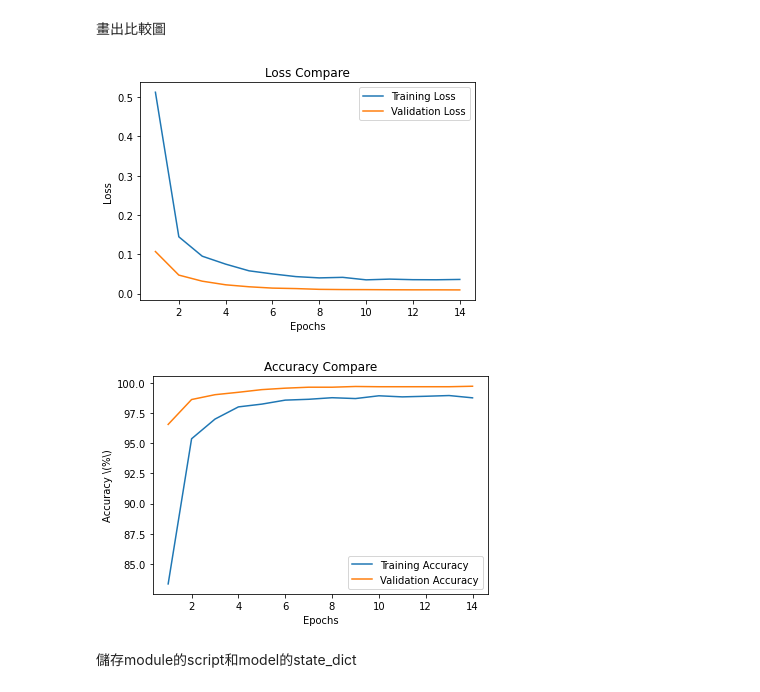
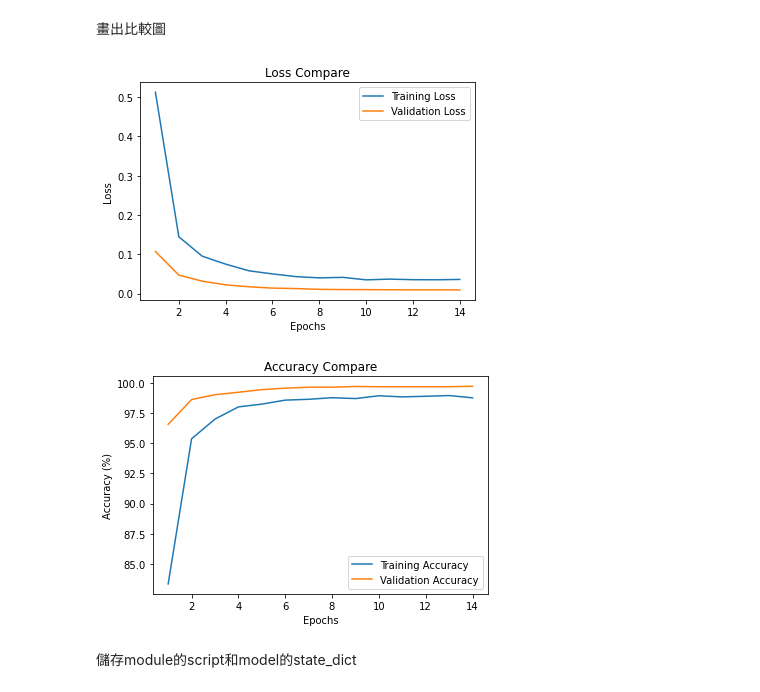
Before and after one commit to ystsai7981/DeepLearning, a Jupyter notebook: pytorch_mnist.ipynb, the cells around one changed output. Drawn from its saved outputs; the diff is of its cells as text; code cells hidden in the pictures.

```diff
--- a/pytorch_mnist.ipynb
+++ b/pytorch_mnist.ipynb
@@ -178,21 +178,21 @@ Test Loss: 0.00761904935836792, Accuracy: 99.7600
 # %%
 import numpy as np
 import matplotlib.pyplot as plt
 
 x = np.arange(1, epochs+1)
 loss_graph = plt.subplot(title='Loss Compare', xlabel='Epochs', ylabel='Loss')
 loss_graph = plt.plot(x, train_loss, label='Training Loss')
 loss_graph =  plt.plot(x, val_loss, label='Validation Loss')
 plt.legend()
 plt.show()
-acc_graph = plt.subplot(title='Accuracy Compare', xlabel='Epochs', ylabel=r'Accuracy \(%\)')
+acc_graph = plt.subplot(title='Accuracy Compare', xlabel='Epochs', ylabel=r'Accuracy (%)')
 acc_graph = plt.plot(x, train_acc, label='Training Accuracy')
 acc_graph = plt.plot(x, val_acc, label='Validation Accuracy')
 plt.legend()
 plt.show()
 # %% [output]
 [figure]
-[figure, old version]
+[figure, new version]
 # %% [markdown]
 儲存module的script和model的state_dict
 # %%
```
